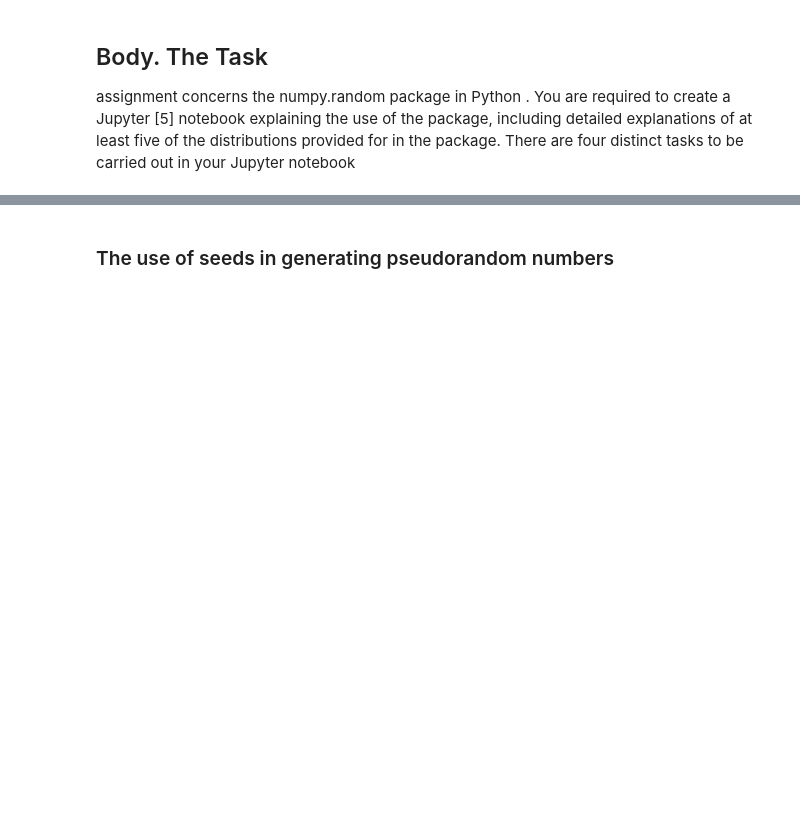
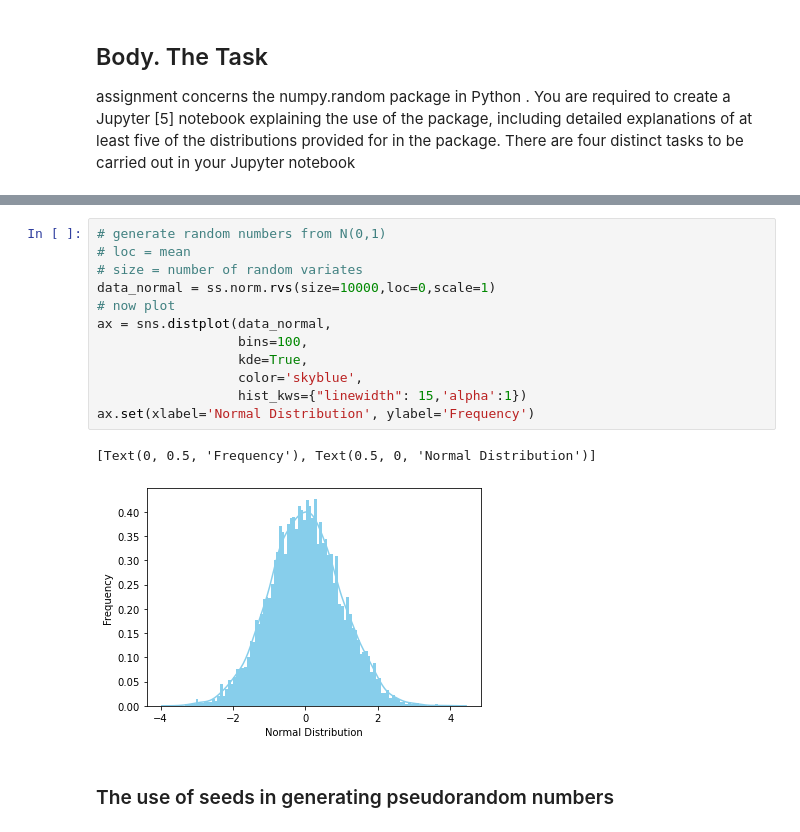
Before and after one commit to G00387859/programming-for-data-analysis-assignment, a Jupyter notebook: numpy-random.ipynb, the cells around one changed output, grey strips where cells are left out. Saved outputs shown, nothing was run; the diff lists cells and outputs as text; blank space fills up the shorter version.

```diff
--- a/numpy-random.ipynb
+++ b/numpy-random.ipynb
@@ -75,3 +224,18 @@ Pseudo Random : Random numbers in a computer are generated by anlogrithm This wh
+# %%
+# generate random numbers from N(0,1)
+# loc = mean
+# size = number of random variates
+data_normal = ss.norm.rvs(size=10000,loc=0,scale=1)
+# now plot
+ax = sns.distplot(data_normal,
+                  bins=100,
+                  kde=True,
+                  color='skyblue',
+                  hist_kws={"linewidth": 15,'alpha':1})
+ax.set(xlabel='Normal Distribution', ylabel='Frequency')
+# %% [output]
+[Text(0, 0.5, 'Frequency'), Text(0.5, 0, 'Normal Distribution')]
+[figure, added]
 # %% [markdown]
 ### The use of seeds in generating pseudorandom numbers
 # %%
```
Also changed, not shown: parts of 28 cells of this notebook.
